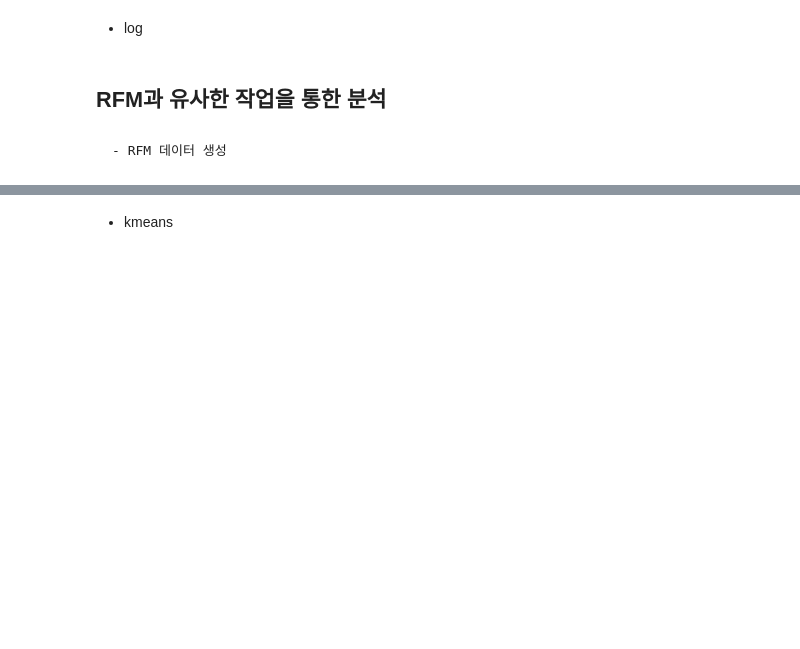
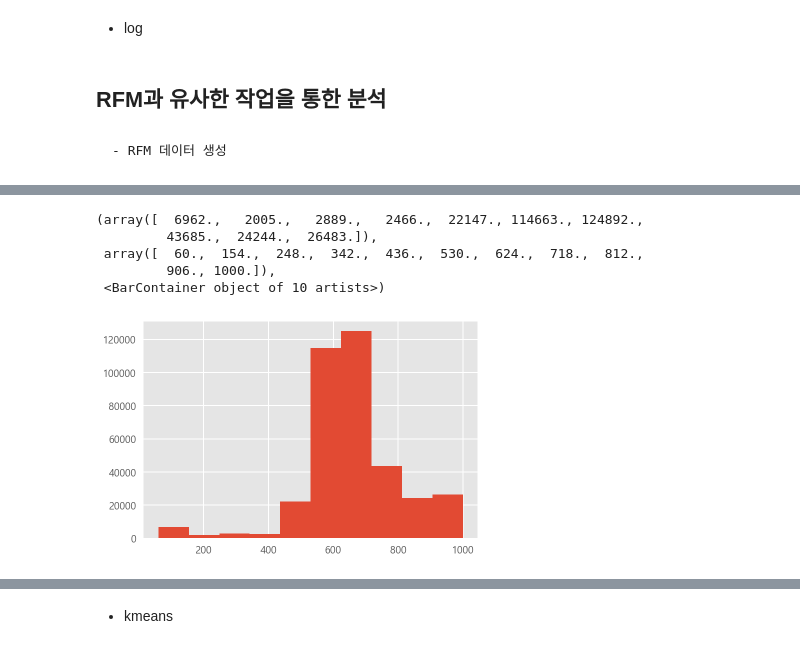
Before and after one commit to Chanjinee/BigContest2022, a Jupyter notebook: src/1013_clustering_rfm.ipynb, the cells around one changed output, grey strips where cells are left out. Cells and saved outputs as stored; diff of their text form; code cells hidden in the pictures; blank space fills up the shorter version.

```diff
--- a/src/1013_clustering_rfm.ipynb
+++ b/src/1013_clustering_rfm.ipynb
@@ -467,0 +476,9 @@ rfm_scaled.insert(0, 'user_id', rfm['user_id']);rfm_scaled
+# %%
+plt.hist(rfm['credit_score'])
+# %% [output]
+(array([  6962.,   2005.,   2889.,   2466.,  22147., 114663., 124892.,
+         43685.,  24244.,  26483.]),
+ array([  60.,  154.,  248.,  342.,  436.,  530.,  624.,  718.,  812.,
+         906., 1000.]),
+ <BarContainer object of 10 artists>)
+[figure, added]
```
Also changed, not shown: parts of 13 cells of this notebook.
